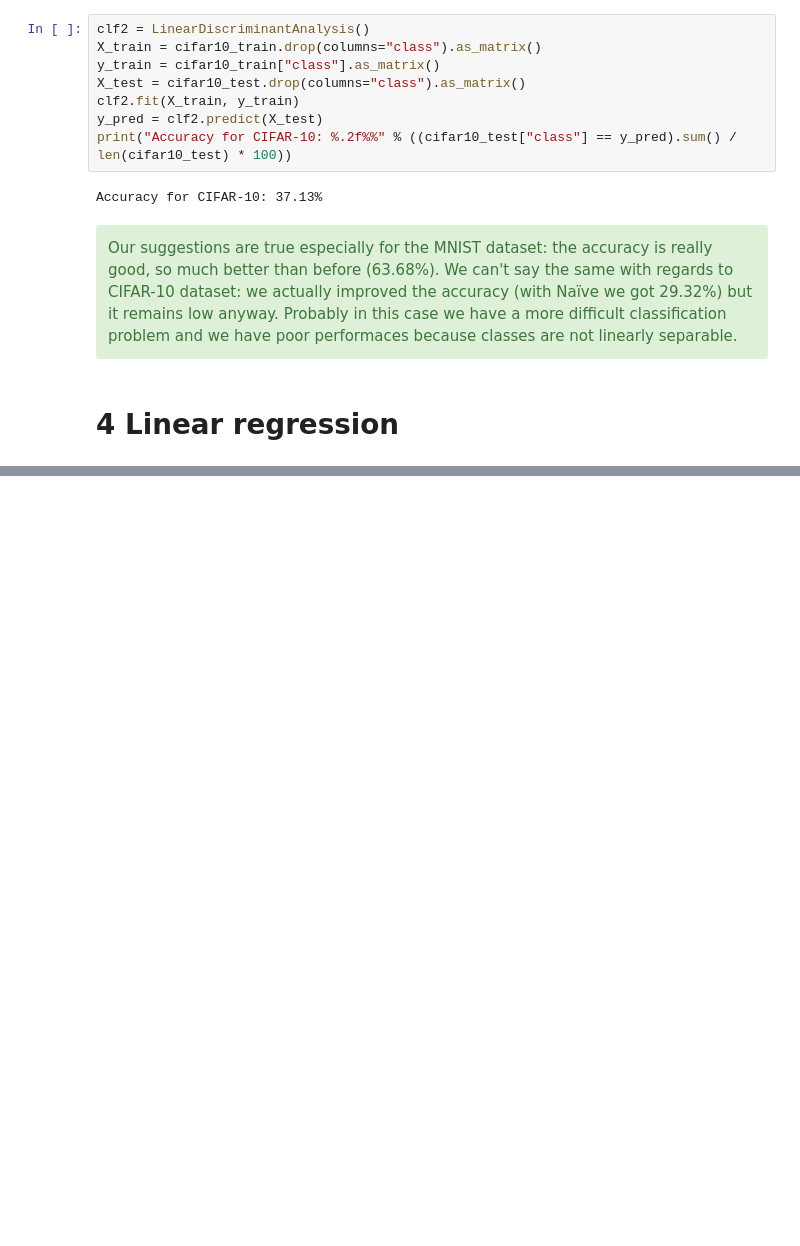
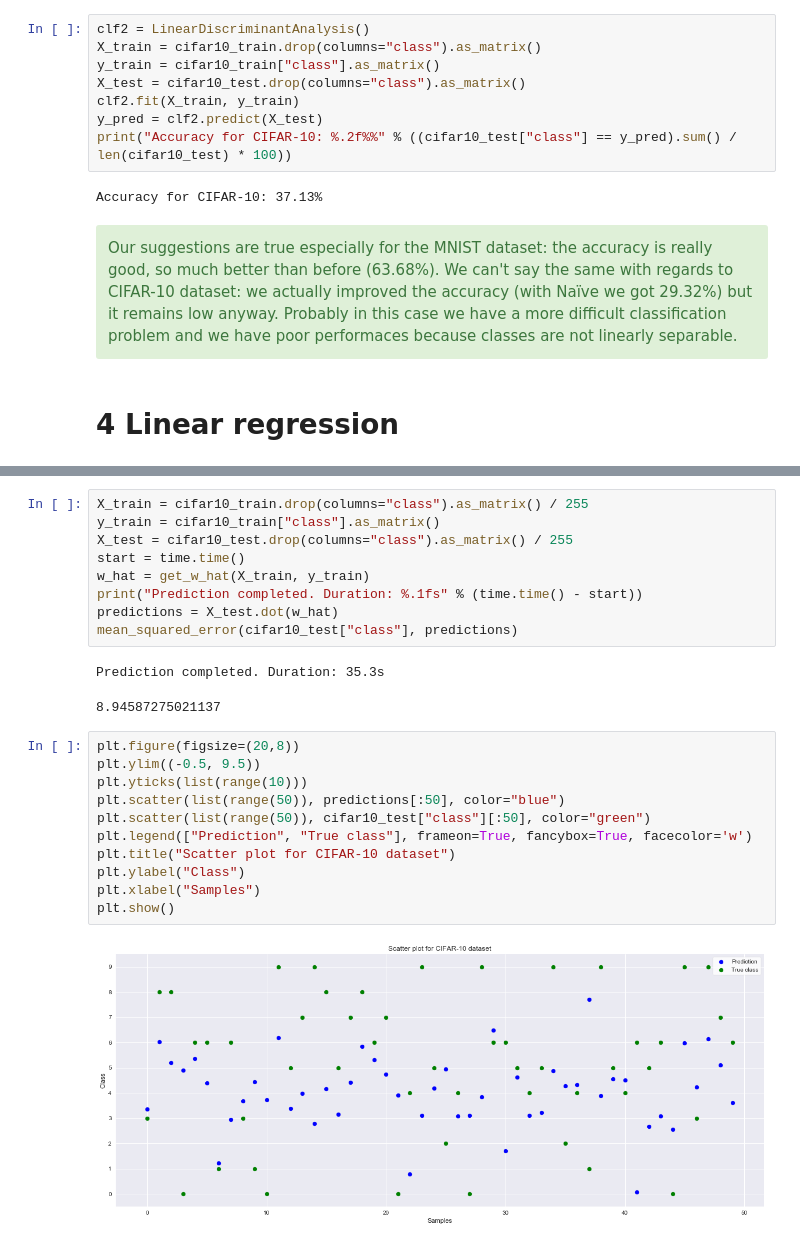
Before and after one commit to lomluca/asi_ae, a Jupyter notebook: assignment.ipynb, the cells around one changed output, grey strips where cells are left out. Cells and saved outputs as stored; diff of their text form; blank space fills up the shorter version.

```diff
--- a/assignment.ipynb
+++ b/assignment.ipynb
@@ -304,0 +349,25 @@ Our suggestions are true especially for the MNIST dataset: the accuracy is reall
+# %%
+X_train = cifar10_train.drop(columns="class").as_matrix() / 255
+y_train = cifar10_train["class"].as_matrix()
+X_test = cifar10_test.drop(columns="class").as_matrix() / 255
+start = time.time()
+w_hat = get_w_hat(X_train, y_train)
+print("Prediction completed. Duration: %.1fs" % (time.time() - start))
+predictions = X_test.dot(w_hat)
+mean_squared_error(cifar10_test["class"], predictions)
+# %% [output]
+Prediction completed. Duration: 35.3s
+8.94587275021137
+# %%
+plt.figure(figsize=(20,8))
+plt.ylim((-0.5, 9.5))
+plt.yticks(list(range(10)))
+plt.scatter(list(range(50)), predictions[:50], color="blue")
+plt.scatter(list(range(50)), cifar10_test["class"][:50], color="green")
+plt.legend(["Prediction", "True class"], frameon=True, fancybox=True, facecolor='w')
+plt.title("Scatter plot for CIFAR-10 dataset")
+plt.ylabel("Class")
+plt.xlabel("Samples")
+plt.show()
+# %% [output]
+[figure, added]
```
Also changed, not shown: parts of 7 cells of this notebook.
